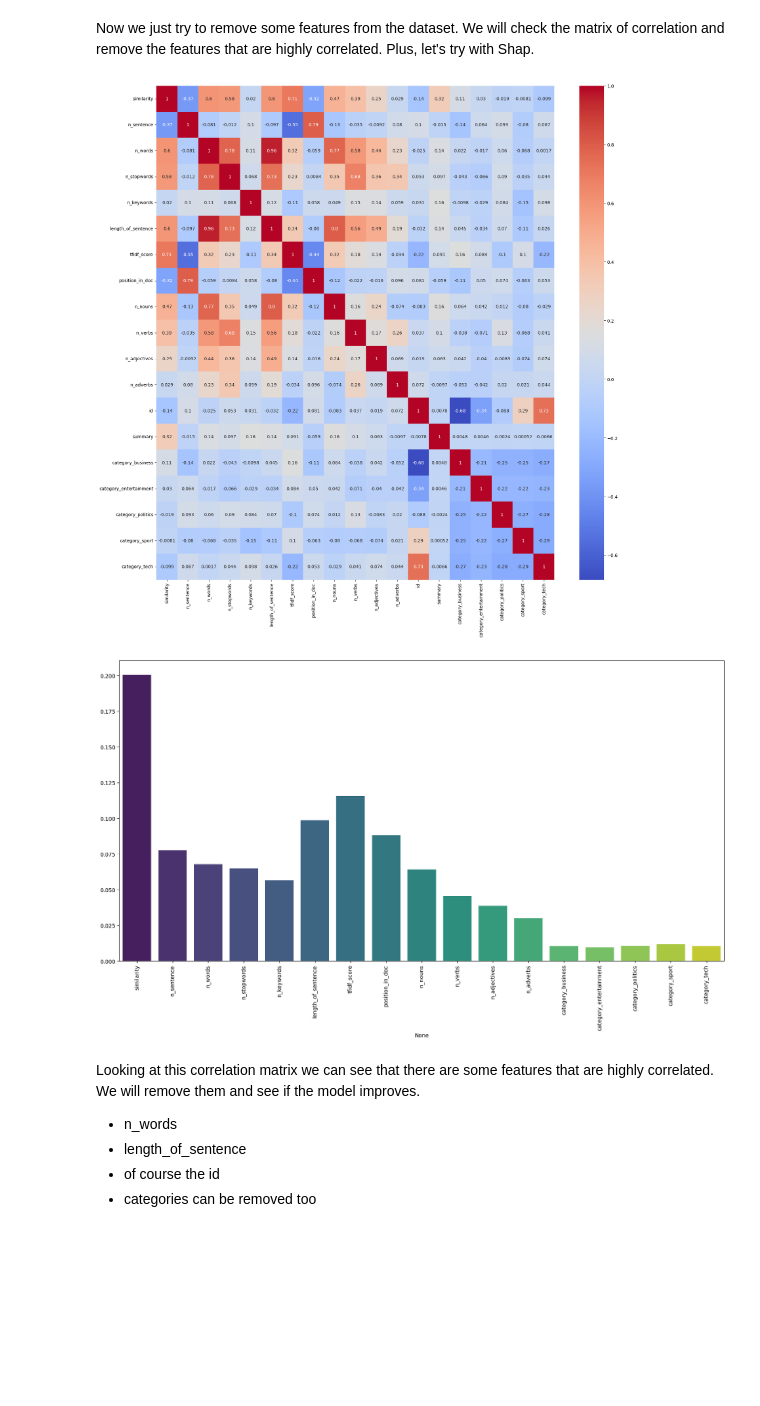
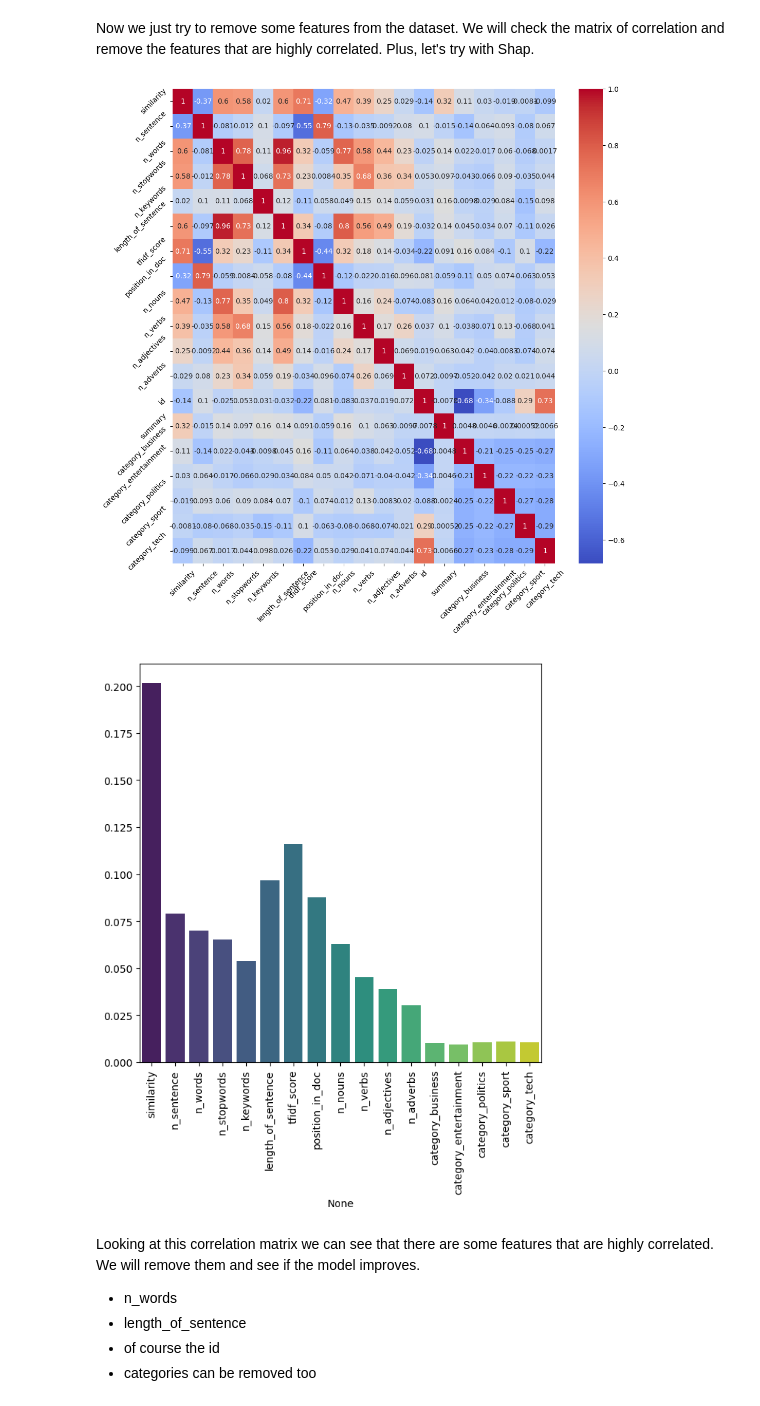
Before and after one commit to danieleavolio/Information-Processing-and-Retrieval, a Jupyter notebook: Project2/Code/G08_P2_notebook.ipynb, the cells around one changed output. Cells and saved outputs as stored; diff of their text form; code cells hidden in the pictures; blank space fills up the shorter version.

```diff
--- a/Project2/Code/G08_P2_notebook.ipynb
+++ b/Project2/Code/G08_P2_notebook.ipynb
@@ -278,7 +258,7 @@ The way we are selecting the best clustering solution is by using the silhouette
 
 The number of cluster is determined usign minimum 2 or maximum the number of sentences in the document. Not sure if this is the best approach, but we will see.
 # %%
-docs = documents[0:10]
+docs = documents[50:60]
 for i, doc in enumerate(docs):
     print(f"Documento {i}")
     clusters = sentence_clustering(doc)
@@ -484,5 +444,8 @@ keyword_extraction(doc, clusters, None)
 # %%
 # Extraction test over all the documents
+
+start = time.time()
+
 
 extractions = {}
 for i, doc in enumerate(documents):
@@ -500,4 +463,8 @@ for i, doc in enumerate(documents):
         "category": category
     }
 
+end = time.time()
+
+print(f"Time to extract keywords from all the documents: {end - start} seconds")
+print(f"Average time per document: {(end - start) / len(documents)} seconds")
 # We will use this to build our dataset
@@ -683,3 +653,22 @@ F1 score: 0.5680614994153812
 Standard deviation of precision: 0.0820834016611938
 Standard deviation of recall: 0.22476602113157132
 Mean average precision: 0.6696701998831003
+# %%
+# Let's try to change the number of sentences to summarize and max clusters
+docs_to_summarize = documents
+real_summaries = summaries
+
+produced_summaries = []
+
+for i, doc in enumerate(docs_to_summarize):
+    clusters, centroids = sentence_clustering(doc, return_centroids=True, max_clusters=4)
+    summary = summarization(doc, clusters, centroids=centroids, number_of_sentences=9)
+    produced_summaries.append(summary)
+
+average_precision, average_recall, f1, std_precision, std_recall, m_a_p = evaluation_given_summaries(produced_summaries, real_summaries, "Summarization")
+
+print(f"Average precision: {average_precision}")
+print(f"Average recall: {average_recall}")
+print(f"F1 score: {f1}")
+print(f"Standard deviation of precision: {std_precision}")
+print(f"Standard deviation of recall: {std_recall}")
@@ -900,7 +903,7 @@ models = {
     "GradientBoosting": GradientBoostingClassifier(),
     "GaussianNB": GaussianNB(),
     "KNeighbors": KNeighborsClassifier(),
-    "MLP": MLPClassifier()
+    "MLP": MLPClassifier(),
 }
 
 scores = pd.DataFrame(columns=["Accuracy", "Precision", "Recall", "F1"], index=models.keys())
@@ -944,22 +947,25 @@ Now we just try to remove some features from the dataset. We will check the matr
 # %%
 # Correlation matrix
 correlation = df.corr()
-plt.figure(figsize=(20, 20))
+plt.figure(figsize=(12, 12))
 sns.heatmap(correlation, annot=True, cmap="coolwarm")
+plt.xticks(rotation=45)
+plt.yticks(rotation=45)
 plt.show()
 # %% [output]
-[figure, old version]
+[figure, new version]
 # %%
 import seaborn as sns
+# We use RandomForest since it's the best one
 model = models["RandomForest"]
 importances = model.feature_importances_
 
-plt.figure(figsize=(20, 10))
+plt.figure(figsize=(7, 7))
 sns.barplot(x=X.columns, y=importances, palette="viridis")
 plt.xticks(rotation=90)
 plt.show()
 # %% [output]
-[figure, old version]
+[figure, new version]
 # %% [markdown]
 Looking at this correlation matrix we can see that there are some features that are highly correlated. We will remove them and see if the model improves.
 
```
Also changed, not shown: parts of 28 cells of this notebook.
